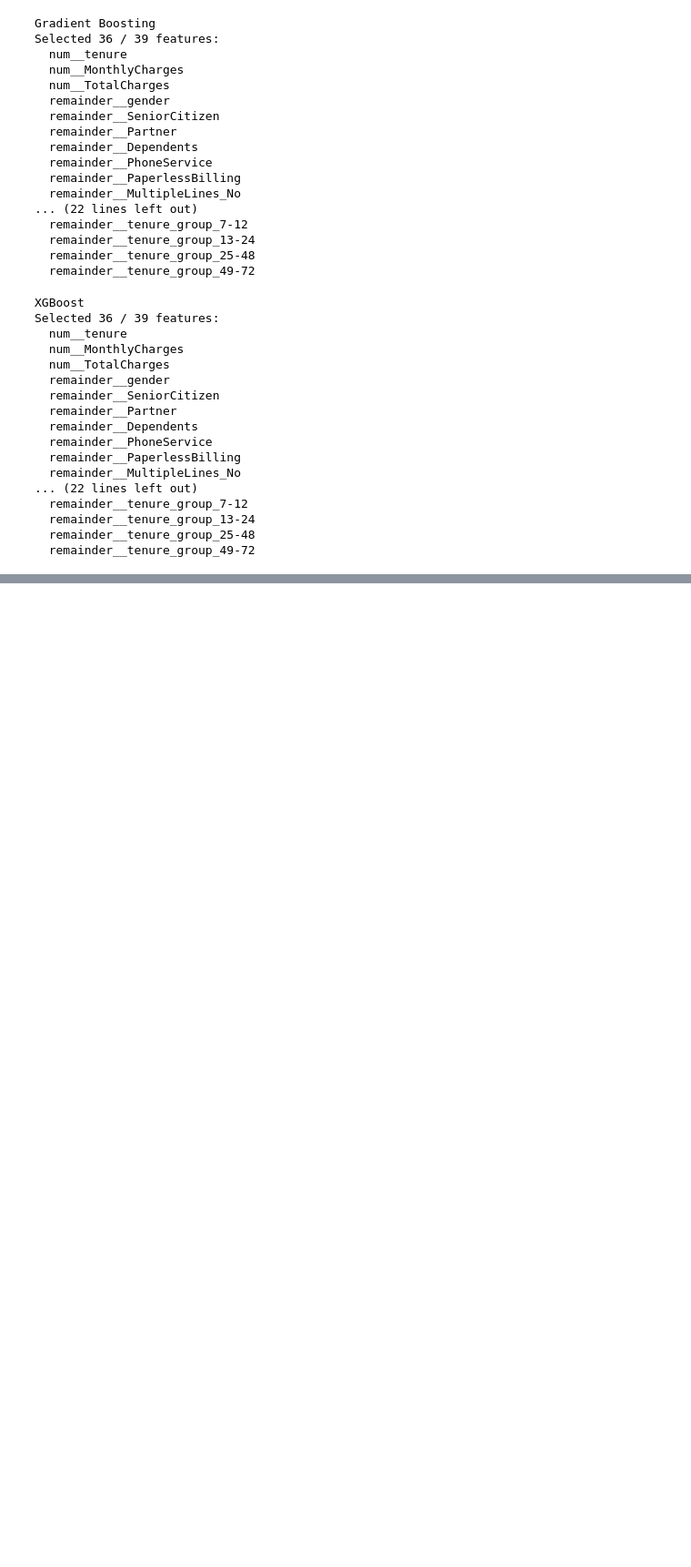
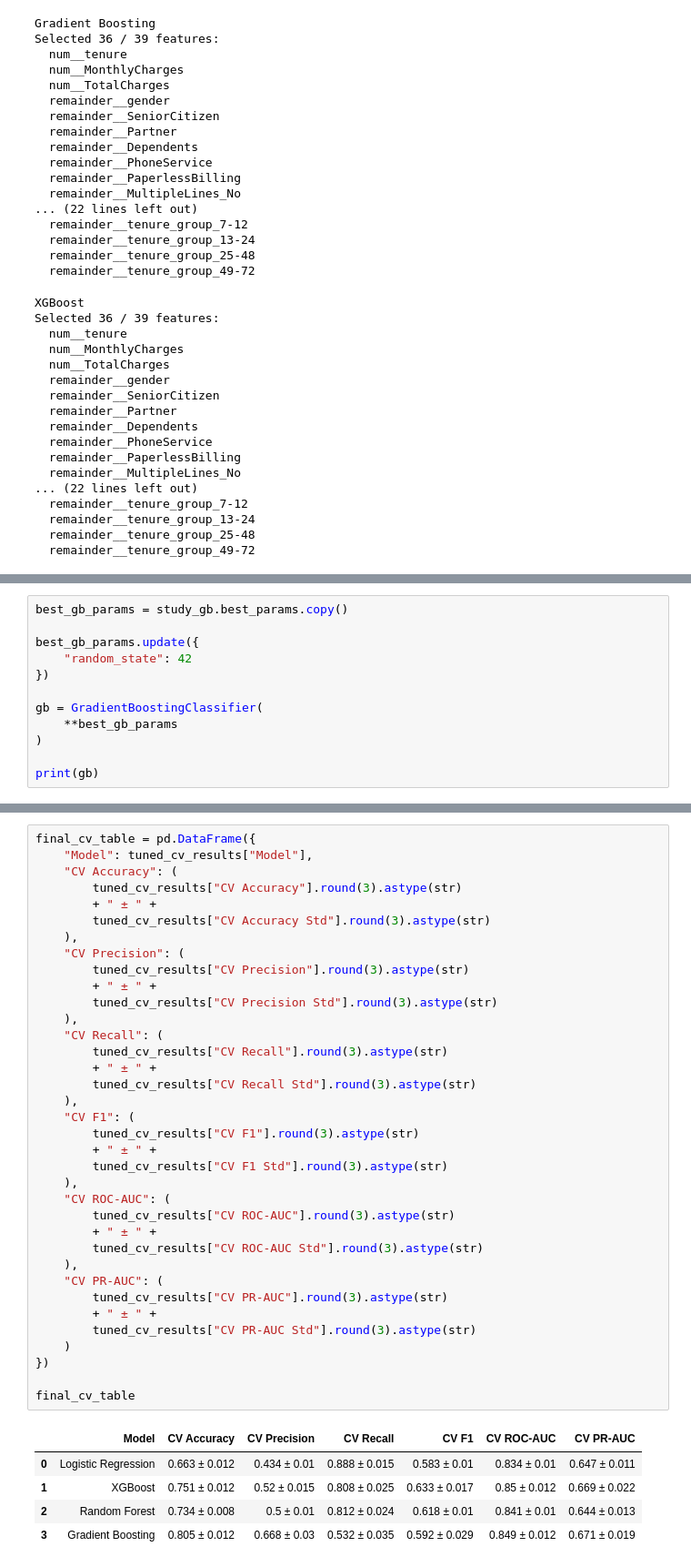
Before and after one commit to pvs-7/end-to-end-ML-Churn-with-FastAPI-MLFlow-Docker-AWS, a Jupyter notebook: notebooks/EDA.ipynb, the cells around one changed output, grey strips where cells are left out. Shown at 91% size. Drawn from its saved outputs; the diff is of its cells as text; blank space fills up the shorter version.

```diff
--- a/notebooks/EDA.ipynb
+++ b/notebooks/EDA.ipynb
@@ -1970,0 +2801,12 @@ Selected 36 / 39 features:
+# %%
+best_gb_params = study_gb.best_params.copy()
+
+best_gb_params.update({
+    "random_state": 42
+})
+
+gb = GradientBoostingClassifier(
+    **best_gb_params
+)
+
+print(gb)
@@ -1970,0 +2980,42 @@ Selected 36 / 39 features:
+# %%
+final_cv_table = pd.DataFrame({
+    "Model": tuned_cv_results["Model"],
+    "CV Accuracy": (
+        tuned_cv_results["CV Accuracy"].round(3).astype(str)
+        + " ± " +
+        tuned_cv_results["CV Accuracy Std"].round(3).astype(str)
+    ),
+    "CV Precision": (
+        tuned_cv_results["CV Precision"].round(3).astype(str)
+        + " ± " +
+        tuned_cv_results["CV Precision Std"].round(3).astype(str)
+    ),
+    "CV Recall": (
+        tuned_cv_results["CV Recall"].round(3).astype(str)
+        + " ± " +
+        tuned_cv_results["CV Recall Std"].round(3).astype(str)
+    ),
+    "CV F1": (
+        tuned_cv_results["CV F1"].round(3).astype(str)
+        + " ± " +
+        tuned_cv_results["CV F1 Std"].round(3).astype(str)
+    ),
+    "CV ROC-AUC": (
+        tuned_cv_results["CV ROC-AUC"].round(3).astype(str)
+        + " ± " +
+        tuned_cv_results["CV ROC-AUC Std"].round(3).astype(str)
+    ),
+    "CV PR-AUC": (
+        tuned_cv_results["CV PR-AUC"].round(3).astype(str)
+        + " ± " +
+        tuned_cv_results["CV PR-AUC Std"].round(3).astype(str)
+    )
+})
+
+final_cv_table
+# %% [output]
+|  | Model | CV Accuracy | CV Precision | CV Recall | CV F1 | CV ROC-AUC | CV PR-AUC |
+| 0 | Logistic Regression | 0.663 ± 0.012 | 0.434 ± 0.01 | 0.888 ± 0.015 | 0.583 ± 0.01 | 0.834 ± 0.01 | 0.647 ± 0.011 |
+| 1 | XGBoost | 0.751 ± 0.012 | 0.52 ± 0.015 | 0.808 ± 0.025 | 0.633 ± 0.017 | 0.85 ± 0.012 | 0.669 ± 0.022 |
+| 2 | Random Forest | 0.734 ± 0.008 | 0.5 ± 0.01 | 0.812 ± 0.024 | 0.618 ± 0.01 | 0.841 ± 0.01 | 0.644 ± 0.013 |
+| 3 | Gradient Boosting | 0.805 ± 0.012 | 0.668 ± 0.03 | 0.532 ± 0.035 | 0.592 ± 0.029 | 0.849 ± 0.012 | 0.671 ± 0.019 |
```
Also changed, not shown: parts of 53 cells of this notebook.
